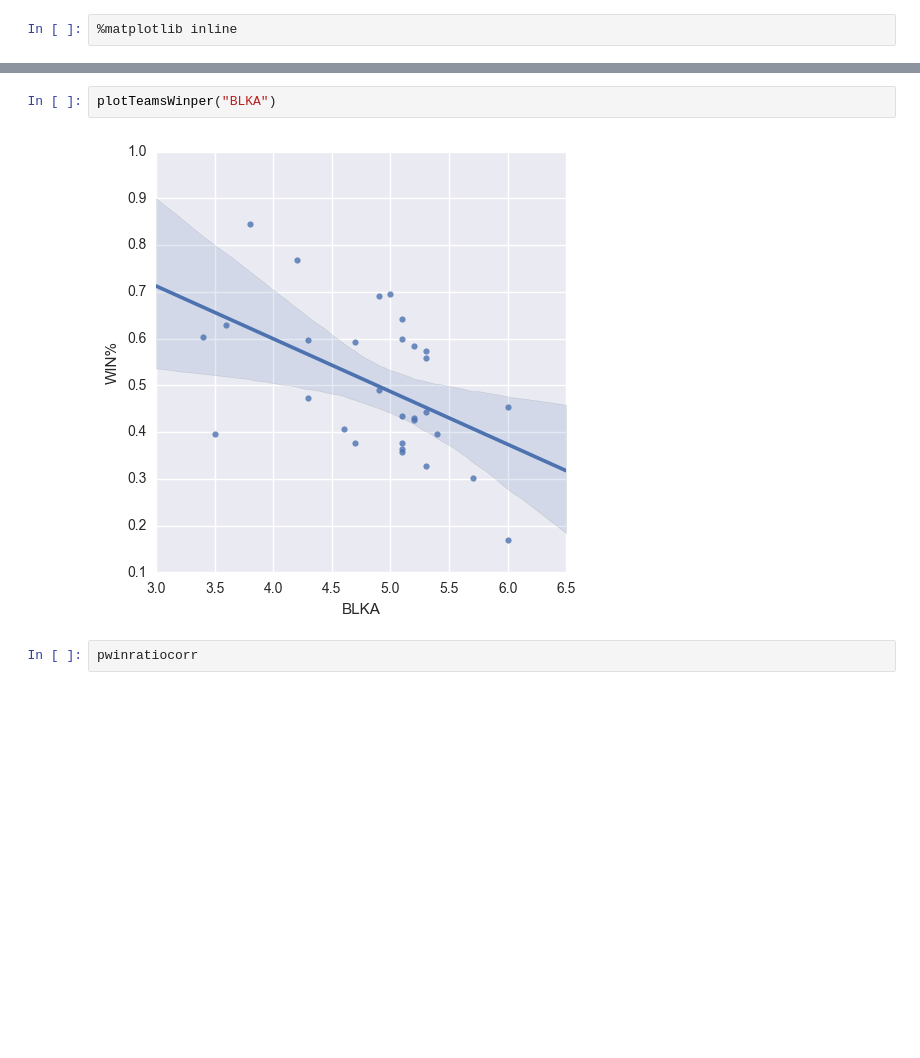
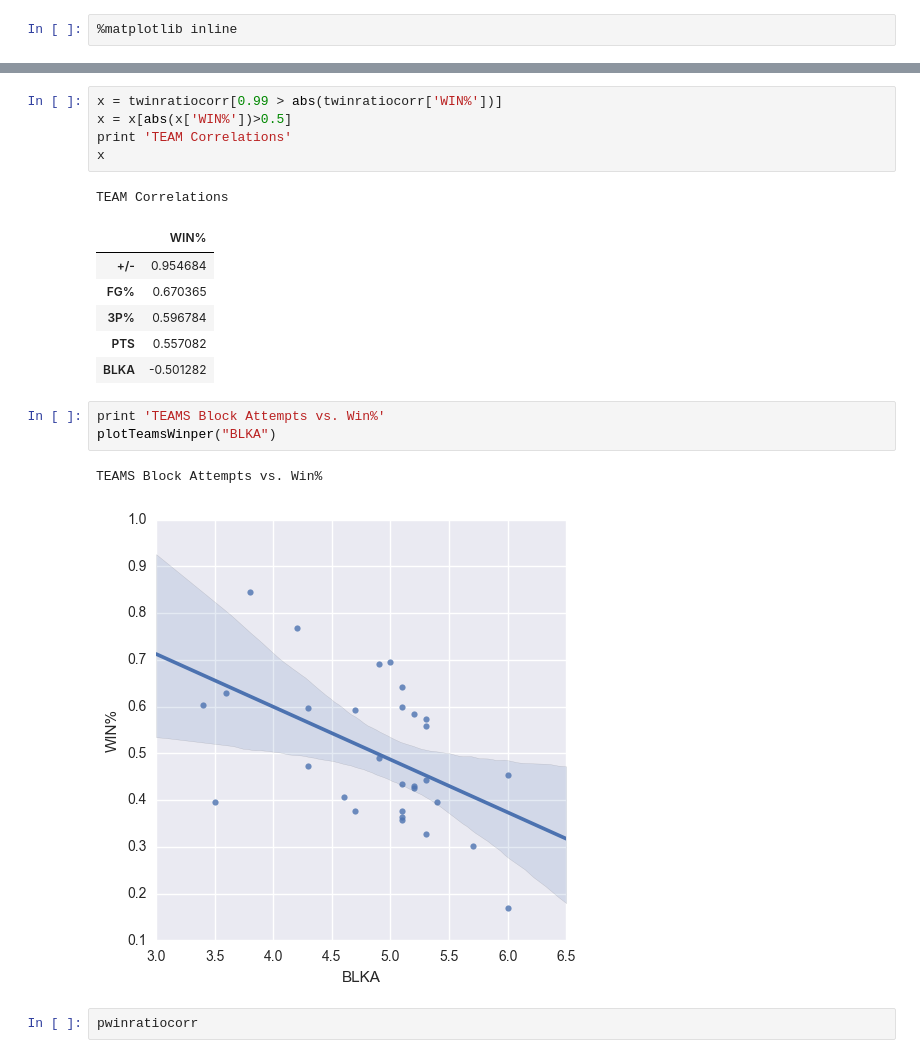
Before and after one commit to royh21k/royh21k.github.io, a Jupyter notebook: nbawebscrape and analysis/Presentation.ipynb, the cells around one changed output, grey strips where cells are left out. Saved outputs shown, nothing was run; the diff lists cells and outputs as text; blank space fills up the shorter version.

```diff
--- a/nbawebscrape and analysis/Presentation.ipynb
+++ b/nbawebscrape and analysis/Presentation.ipynb
@@ -31,7 +11,22 @@ twinratiocorr
-# %%
-plotTeamsWinper("BLKA")
-# %% [output]
-[figure, removed]
+# %%
+x = twinratiocorr[0.99 > abs(twinratiocorr['WIN%'])]
+x = x[abs(x['WIN%'])>0.5]
+print 'TEAM Correlations'
+x
+# %% [output]
+TEAM Correlations
+|  | WIN% |
+| +/- | 0.954684 |
+| FG% | 0.670365 |
+| 3P% | 0.596784 |
+| PTS | 0.557082 |
+| BLKA | -0.501282 |
+# %%
+print 'TEAMS Block Attempts vs. Win%'
+plotTeamsWinper("BLKA")
+# %% [output]
+TEAMS Block Attempts vs. Win%
+[figure, added]
 # %%
 pwinratiocorr
 # %% [output]
```
Also changed, not shown: parts of 2 cells of this notebook, 17 other files.
